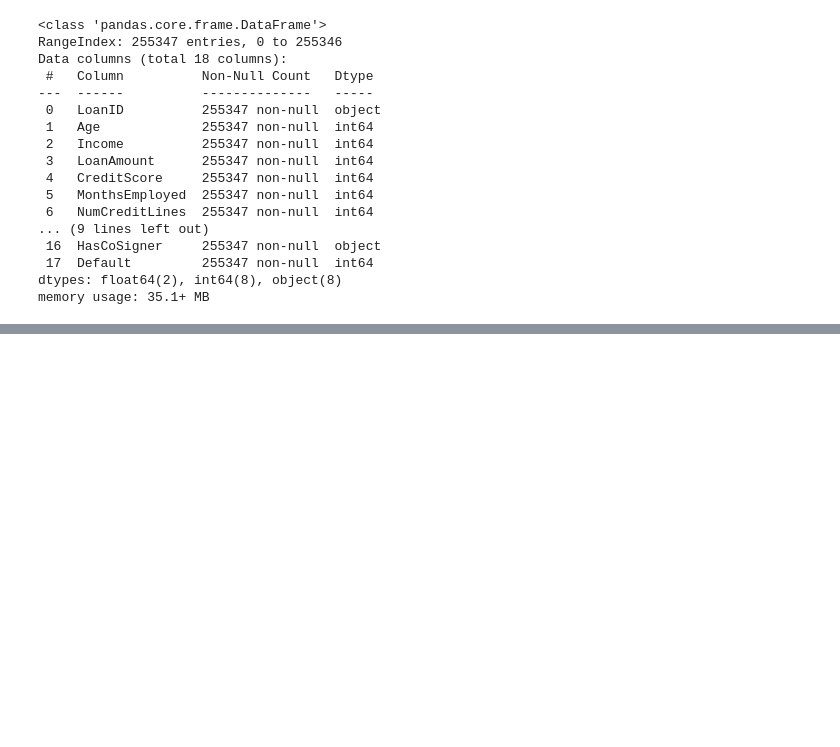
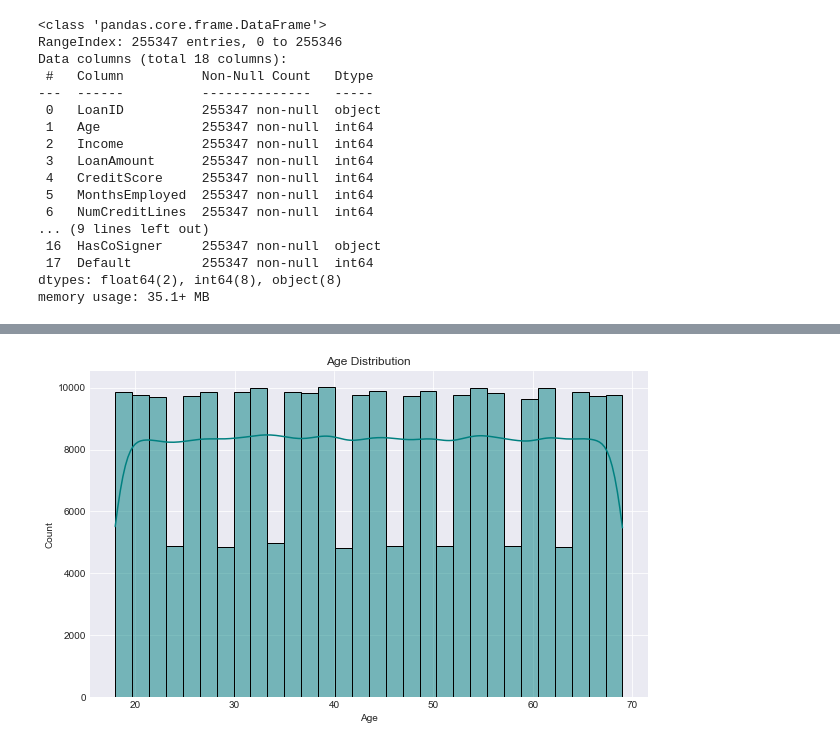
Before and after one commit to Assesa44/Who-Will-Default-, a Jupyter notebook: Notebooks/01_eda.ipynb, the cells around one changed output, grey strips where cells are left out. Cells and saved outputs as stored; diff of their text form; code cells hidden in the pictures; blank space fills up the shorter version.

```diff
--- a/Notebooks/01_eda.ipynb
+++ b/Notebooks/01_eda.ipynb
@@ -121,0 +205,24 @@ memory usage: 35.1+ MB
+# %%
+# Create a numerical distribution class
+class Numerical_EDA:
+    '''This class returns a histogram displaying the specified numerical column's distribution.'''
+
+    def __init__(self, data, figsize=(10, 6)):
+        self.data = data
+        self.figsize = figsize
+
+    def distribution(self, series): # -> Plot numerical distribution.
+        self.series = series
+        plt.figure(figsize=self.figsize)
+        sns.histplot(self.data[self.series], bins=30, kde=True, color='teal')
+        plt.title(f'{self.series} Distribution')
+        plt.xlabel(self.series)
+        return plt.show()
+# %%
+#  Instantiate the numerical class
+plot = Numerical_EDA(loans_info)
+
+# Plot age distribution
+plot.distribution('Age')
+# %% [output]
+[figure, added]
```
Also changed, not shown: parts of 36 cells of this notebook.
